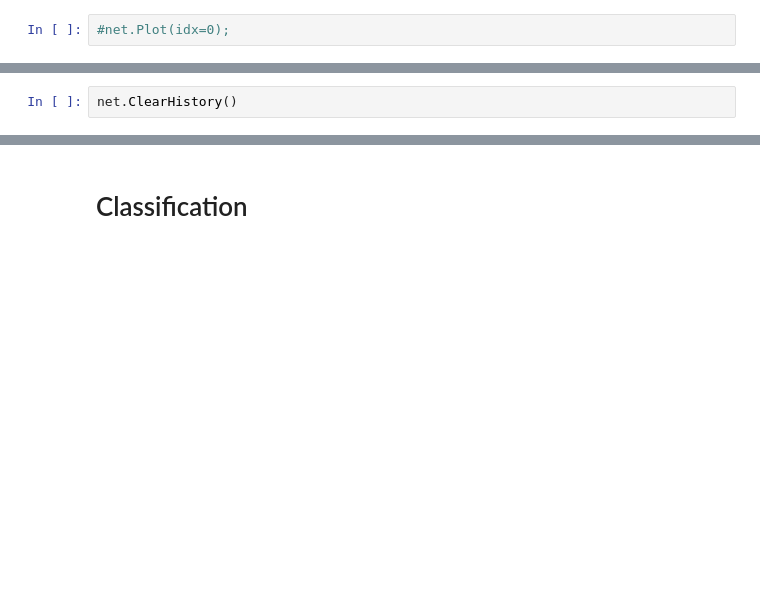
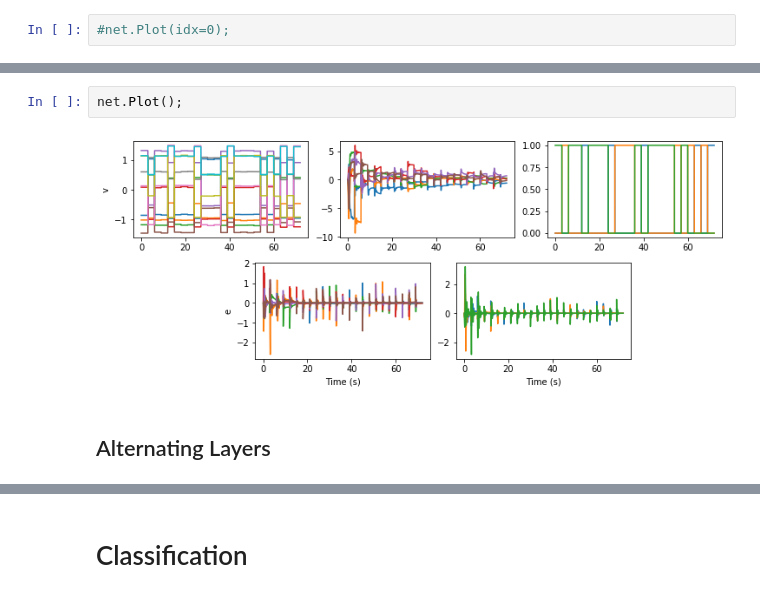
Before and after one commit to jorchard/pc_network, a Jupyter notebook: full_10-6-3.ipynb, the cells around one changed output, grey strips where cells are left out. Cells and saved outputs as stored; diff of their text form; blank space fills up the shorter version.

```diff
--- a/full_10-6-3.ipynb
+++ b/full_10-6-3.ipynb
@@ -230,2 +282,6 @@ tensor([[0.9883, 0.1443, 0.7521],
 # %%
-net.ClearHistory()
+net.Plot();
+# %% [output]
+[figure, added]
+# %% [markdown]
+## Alternating Layers
```
Also changed, not shown: parts of 30 cells of this notebook, 3 other files.
